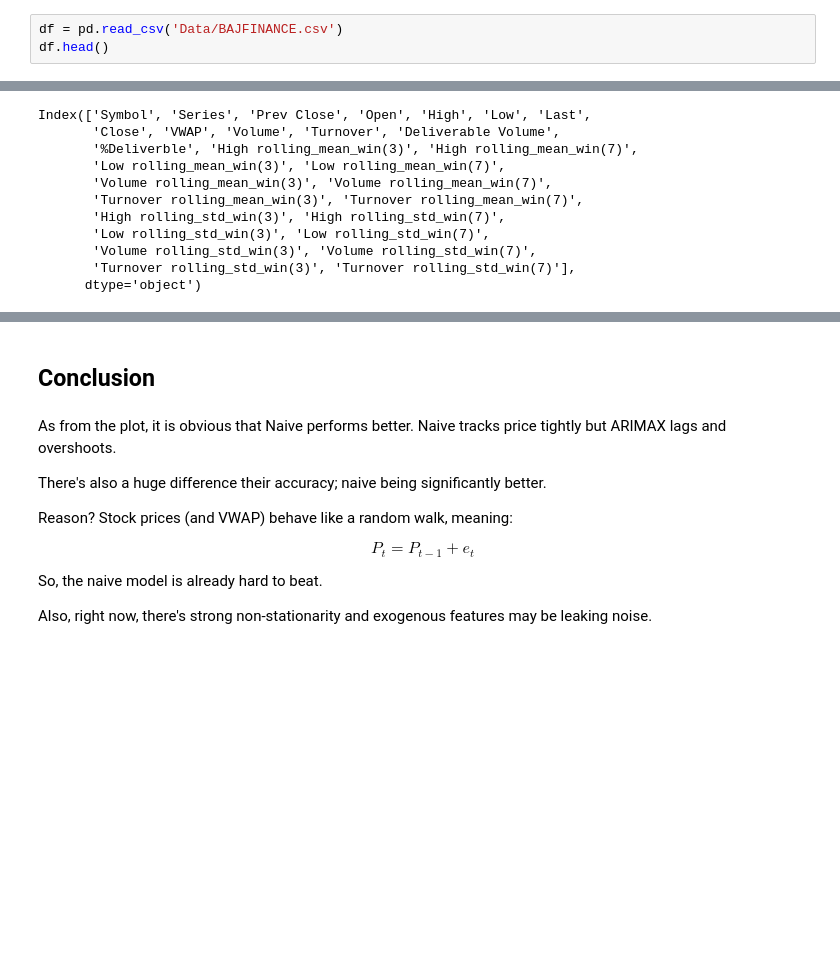
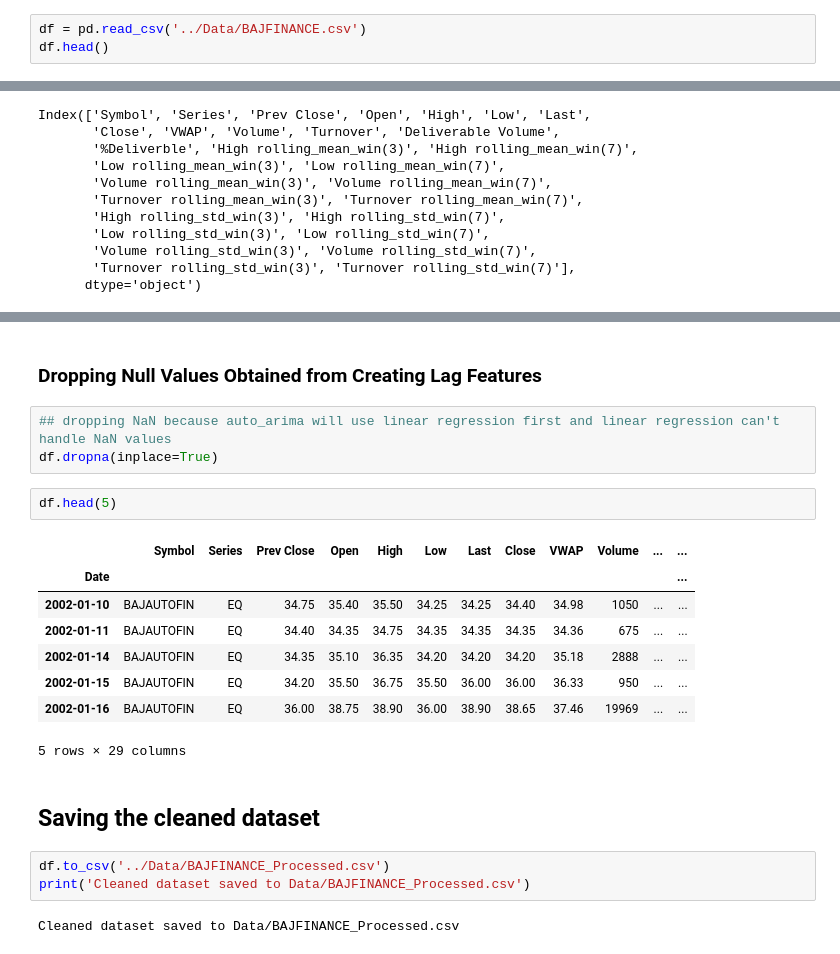
Before and after one commit to suyogshresthaa/Stock-Price-Prediction, a Jupyter notebook: Notebooks/01_feature_eng.ipynb, the cells around one changed output, grey strips where cells are left out. Saved outputs shown, nothing was run; the diff lists cells and outputs as text; blank space fills up the shorter version.

```diff
--- a/ml_prediction.ipynb
+++ b/Notebooks/01_feature_eng.ipynb
@@ -10,7 +10,7 @@ import numpy as np
 import matplotlib.pyplot as plt
 import seaborn as sns
 # %%
-df = pd.read_csv('Data/BAJFINANCE.csv')
+df = pd.read_csv('../Data/BAJFINANCE.csv')
 df.head()
 # %% [output]
 |  | Date | Symbol | Series | Prev Close | Open | High | Low | Last | Close | VWAP | Volume | ... |
@@ -388,16 +226,23 @@ plt.show()
-# %% [markdown]
-## Conclusion
-# %% [markdown]
-As from the plot, it is obvious that Naive performs better. Naive tracks price tightly but ARIMAX lags and overshoots.
-
-There's also a huge difference their accuracy; naive being significantly better.
-
-Reason? Stock prices (and VWAP) behave like a random walk, meaning:
-
-$$
-P_t = P_{t-1} + e_t
-$$
-
-So, the naive model is already hard to beat.
-
-Also, right now, there's strong non-stationarity and exogenous features may be leaking noise.
+# %% [markdown]
+### Dropping Null Values Obtained from Creating Lag Features
+# %%
+## dropping NaN because auto_arima will use linear regression first and linear regression can't handle NaN values
+df.dropna(inplace=True)
+# %%
+df.head(5)
+# %% [output]
+|  | Symbol | Series | Prev Close | Open | High | Low | Last | Close | VWAP | Volume | ... | ... |
+| Date |  |  |  |  |  |  |  |  |  |  |  | ... |
+| 2002-01-10 | BAJAUTOFIN | EQ | 34.75 | 35.40 | 35.50 | 34.25 | 34.25 | 34.40 | 34.98 | 1050 | ... | ... |
+| 2002-01-11 | BAJAUTOFIN | EQ | 34.40 | 34.35 | 34.75 | 34.35 | 34.35 | 34.35 | 34.36 | 675 | ... | ... |
+| 2002-01-14 | BAJAUTOFIN | EQ | 34.35 | 35.10 | 36.35 | 34.20 | 34.20 | 34.20 | 35.18 | 2888 | ... | ... |
+| 2002-01-15 | BAJAUTOFIN | EQ | 34.20 | 35.50 | 36.75 | 35.50 | 36.00 | 36.00 | 36.33 | 950 | ... | ... |
+| 2002-01-16 | BAJAUTOFIN | EQ | 36.00 | 38.75 | 38.90 | 36.00 | 38.90 | 38.65 | 37.46 | 19969 | ... | ... |
+5 rows × 29 columns
+# %% [markdown]
+## Saving the cleaned dataset
+# %%
+df.to_csv('../Data/BAJFINANCE_Processed.csv')
+print('Cleaned dataset saved to Data/BAJFINANCE_Processed.csv')
+# %% [output]
+Cleaned dataset saved to Data/BAJFINANCE_Processed.csv
```
Also changed, not shown: parts of 27 cells of this notebook, 4 other files.
